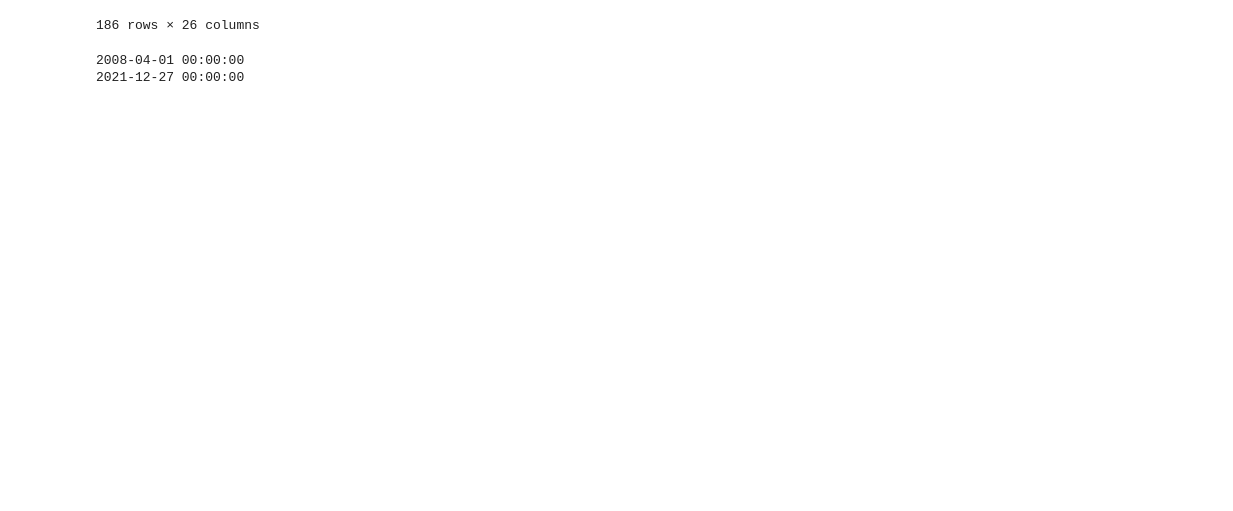
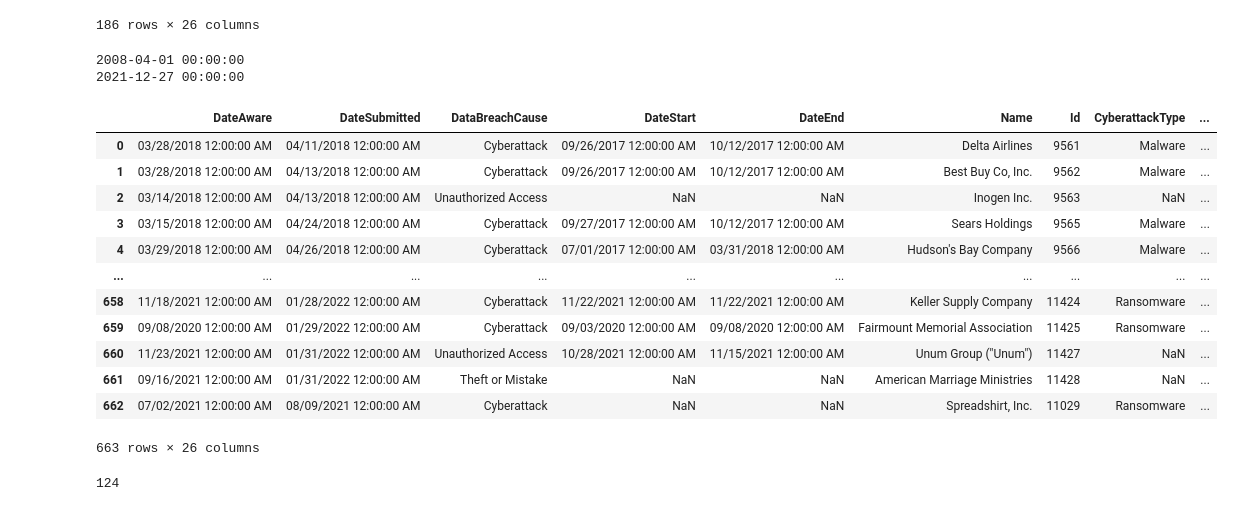
Before and after one commit to elioexe/data_analysys_web_security, a Jupyter notebook: Washington_databreak.ipynb, the cells around one changed output. Drawn from its saved outputs; the diff is of its cells as text; code cells hidden in the pictures; blank space fills up the shorter version.

```diff
--- a/Washington_databreak.ipynb
+++ b/Washington_databreak.ipynb
@@ -362,3 +362,25 @@ print(max(df["Start"]))
 # %% [output]
 2008-04-01 00:00:00
 2021-12-27 00:00:00
+# %%
+df
+# %% [output]
+|  | DateAware | DateSubmitted | DataBreachCause | DateStart | DateEnd | Name | Id | CyberattackType | ... |
+| 0 | 03/28/2018 12:00:00 AM | 04/11/2018 12:00:00 AM | Cyberattack | 09/26/2017 12:00:00 AM | 10/12/2017 12:00:00 AM | Delta Airlines | 9561 | Malware | ... |
+| 1 | 03/28/2018 12:00:00 AM | 04/13/2018 12:00:00 AM | Cyberattack | 09/26/2017 12:00:00 AM | 10/12/2017 12:00:00 AM | Best Buy Co, Inc. | 9562 | Malware | ... |
+| 2 | 03/14/2018 12:00:00 AM | 04/13/2018 12:00:00 AM | Unauthorized Access | NaN | NaN | Inogen Inc. | 9563 | NaN | ... |
+| 3 | 03/15/2018 12:00:00 AM | 04/24/2018 12:00:00 AM | Cyberattack | 09/27/2017 12:00:00 AM | 10/12/2017 12:00:00 AM | Sears Holdings | 9565 | Malware | ... |
+| 4 | 03/29/2018 12:00:00 AM | 04/26/2018 12:00:00 AM | Cyberattack | 07/01/2017 12:00:00 AM | 03/31/2018 12:00:00 AM | Hudson's Bay Company | 9566 | Malware | ... |
+| ... | ... | ... | ... | ... | ... | ... | ... | ... | ... |
+| 658 | 11/18/2021 12:00:00 AM | 01/28/2022 12:00:00 AM | Cyberattack | 11/22/2021 12:00:00 AM | 11/22/2021 12:00:00 AM | Keller Supply Company | 11424 | Ransomware | ... |
+| 659 | 09/08/2020 12:00:00 AM | 01/29/2022 12:00:00 AM | Cyberattack | 09/03/2020 12:00:00 AM | 09/08/2020 12:00:00 AM | Fairmount Memorial Association | 11425 | Ransomware | ... |
+| 660 | 11/23/2021 12:00:00 AM | 01/31/2022 12:00:00 AM | Unauthorized Access | 10/28/2021 12:00:00 AM | 11/15/2021 12:00:00 AM | Unum Group ("Unum") | 11427 | NaN | ... |
+| 661 | 09/16/2021 12:00:00 AM | 01/31/2022 12:00:00 AM | Theft or Mistake | NaN | NaN | American Marriage Ministries | 11428 | NaN | ... |
+| 662 | 07/02/2021 12:00:00 AM | 08/09/2021 12:00:00 AM | Cyberattack | NaN | NaN | Spreadshirt, Inc. | 11029 | Ransomware | ... |
+663 rows × 26 columns
+# %%
+detauls = df.apply(lambda x : True if x["EndedOnDayDiscovered"] is True else False,axis = 1)
+num_rows = len(df[detauls == True].index)
+num_rows
+# %% [output]
+124
```
Also changed, not shown: parts of 3 cells of this notebook, 1 other file.
